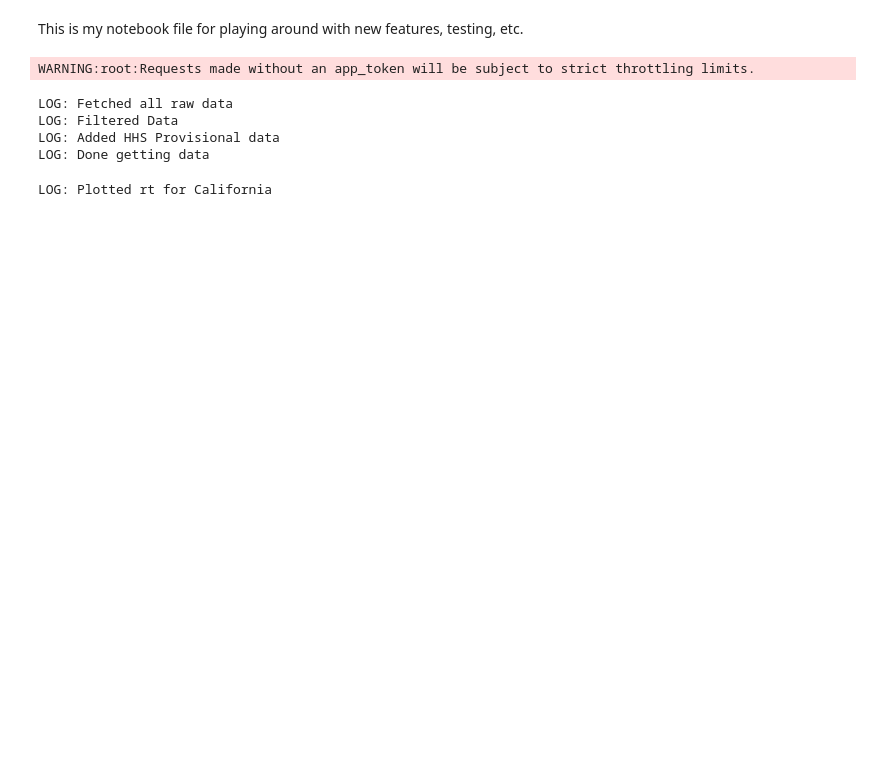
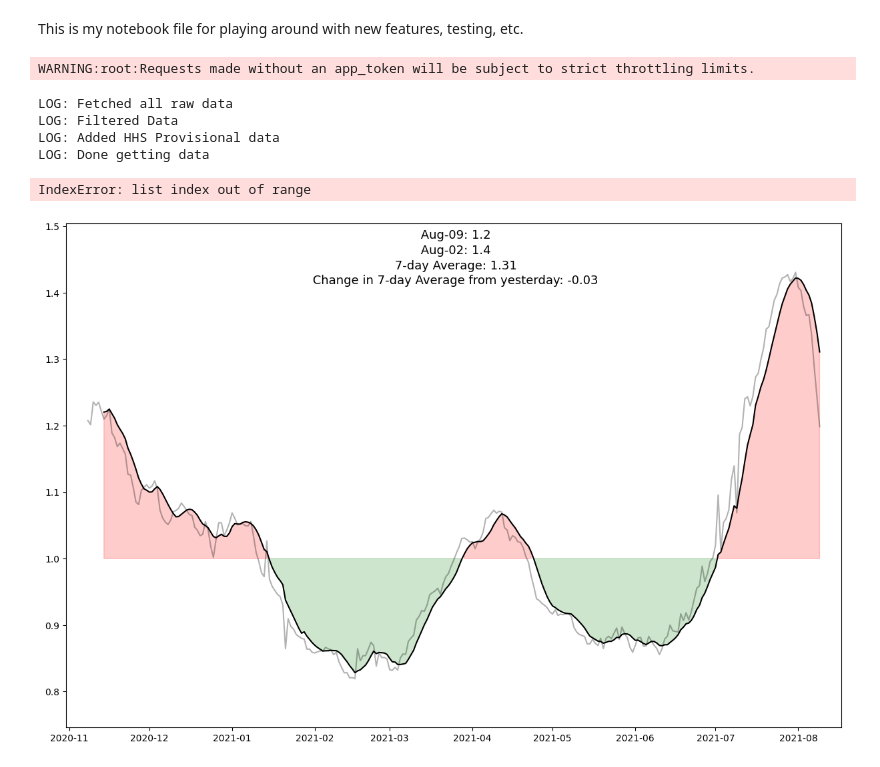
Before and after one commit to jonahdf/covid-twitter-bot, a Jupyter notebook: src/playground.ipynb, the cells around one changed output. Drawn from its saved outputs; the diff is of its cells as text; code cells hidden in the pictures; blank space fills up the shorter version.

```diff
--- a/src/playground.ipynb
+++ b/src/playground.ipynb
@@ -23,7 +23,8 @@ LOG: Fetched all raw data
 LOG: Filtered Data
 LOG: Added HHS Provisional data
 LOG: Done getting data
-# %%
-dv.generate_graphs(region="California")
-# %% [output]
-LOG: Plotted rt for California
+# %%
+dv.generate_rt(showPeak=True)
+# %% [output]
+IndexError: list index out of range
+[figure, added]
```
Also changed, not shown: 1 other file.
